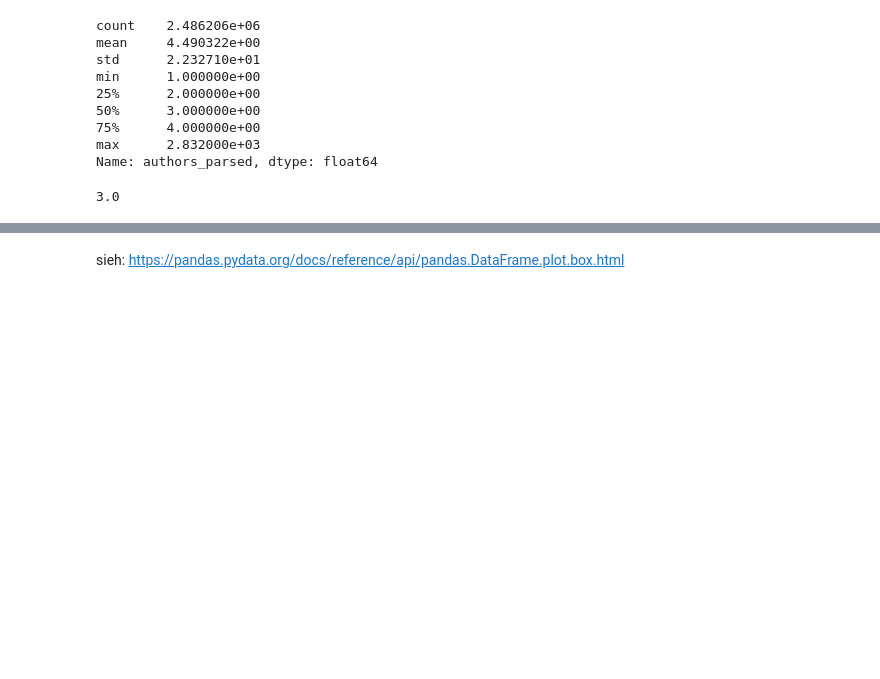
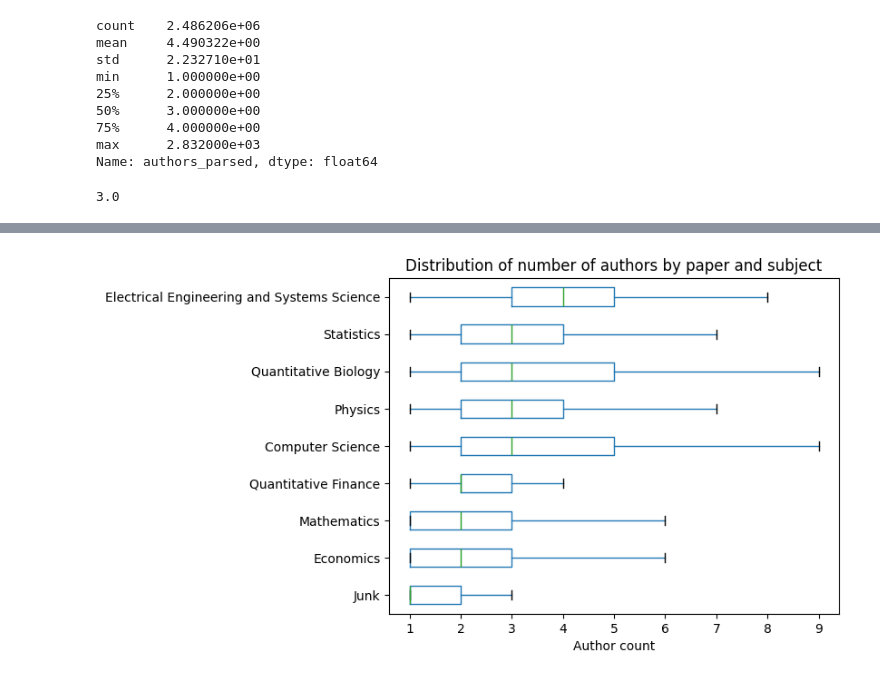
Before and after one commit to aot29/arxiv_exploratory, a Jupyter notebook: 03_EDA_collaboration.ipynb, the cells around one changed output, grey strips where cells are left out. Saved outputs shown, nothing was run; the diff lists cells and outputs as text; code cells hidden in the pictures; blank space fills up the shorter version.

Commit message:
Authors by subject

```diff
--- a/03_EDA_collaboration.ipynb
+++ b/03_EDA_collaboration.ipynb
@@ -54,10 +50,22 @@ counts_total_df['Subject'] = counts_total_df.index
-# %% [markdown]
-sieh: https://pandas.pydata.org/docs/reference/api/pandas.DataFrame.plot.box.html
 # %%
 keys = ["Computer Science", "Economics", "Electrical Engineering and Systems Science", "Mathematics", "Physics", "Quantitative Biology", "Quantitative Finance", "Statistics", "Junk"]
 # %%
 author_counts_by_subject = {key: [] for key in keys}
 for key in keys:
-    idx = df[key] == 1
+    idx = arxiv_metadata[key] == 1
     papers_by_subject = arxiv_metadata[idx]
-    author_counts_by_subject[key] = []
+    author_counts_by_subject[key] = papers_by_subject['authors_count']
+# %%
+df = pd.DataFrame(author_counts_by_subject, columns=author_counts_by_subject.keys())
+# %%
+med = df.median()
+med = med.sort_values(ascending=True)
+newdf = df[med.index]
+# %%
+box_plot = newdf.boxplot(showfliers=False, vert=False)
+box_plot.set_title('Distribution of number of authors by paper and subject')
+box_plot.set_xlabel('Author count')
+box_plot.grid(False)
+plt.show()
+# %% [output]
+[figure, added]
```
Also changed, not shown: parts of 4 cells of this notebook.
